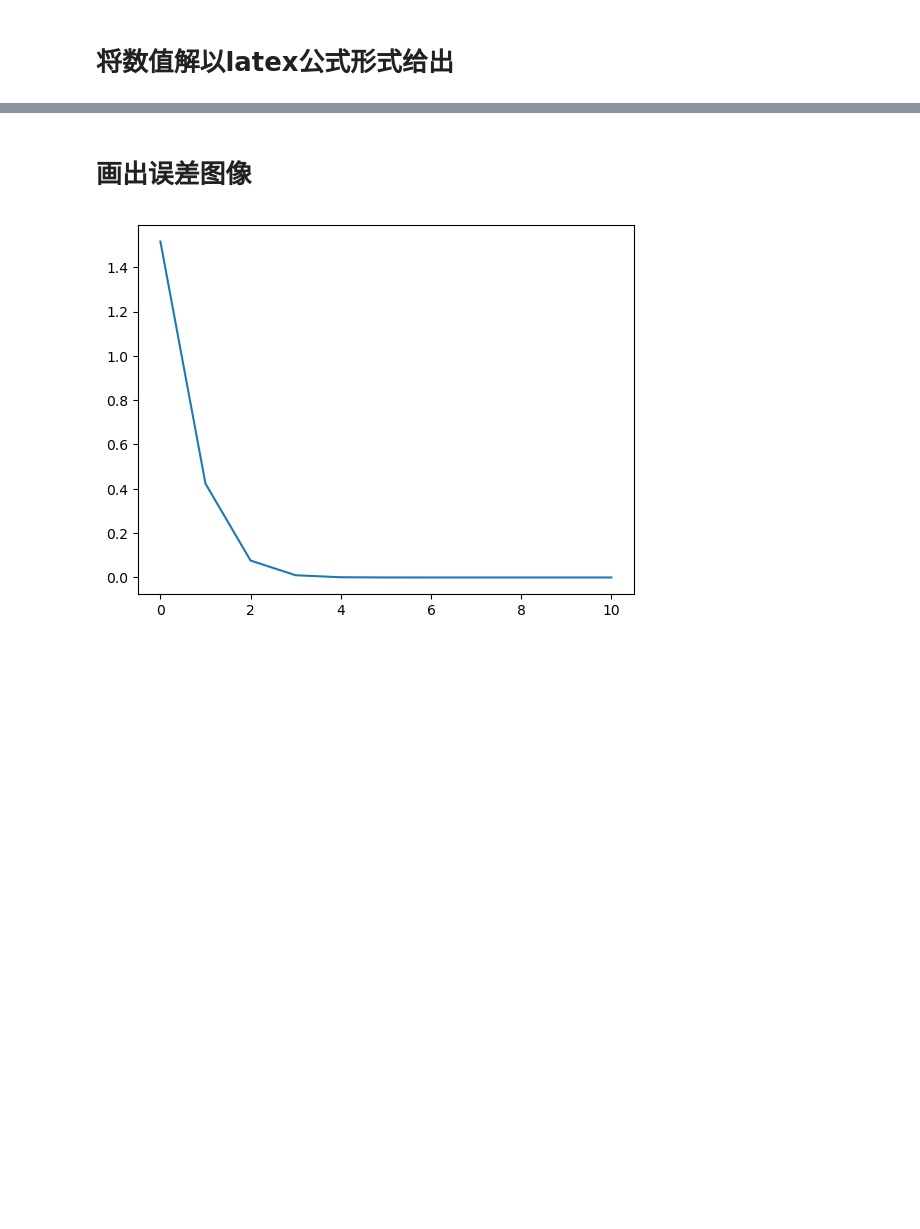
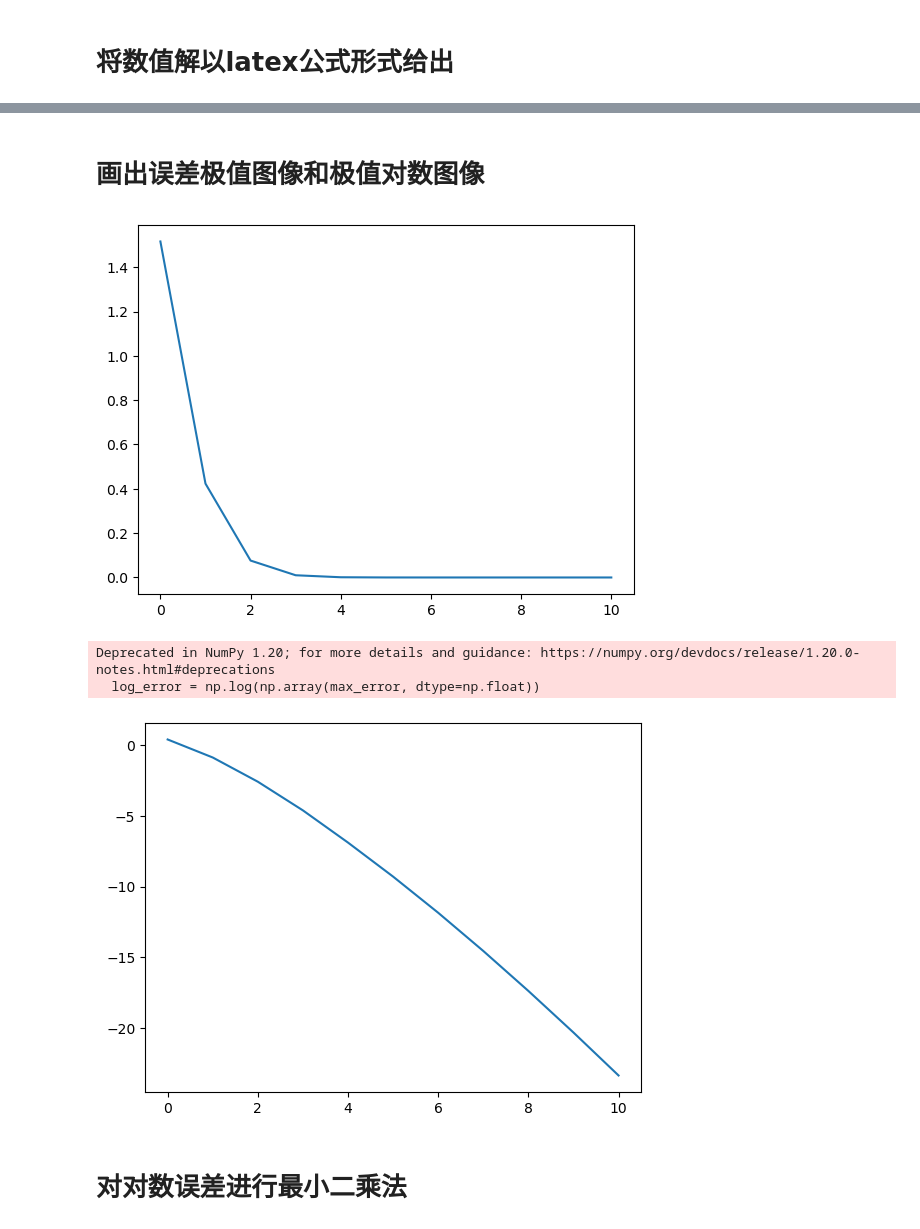
Before and after one commit to Suffoc/SquareApproximation, a Jupyter notebook: SquareApproximation.ipynb, the cells around one changed output, grey strips where cells are left out. Saved outputs shown, nothing was run; the diff lists cells and outputs as text; code cells hidden in the pictures; blank space fills up the shorter version.

```diff
--- a/SquareApproximation.ipynb
+++ b/SquareApproximation.ipynb
@@ -136,10 +156,19 @@ print(max_error)
  4.78243618165514e-7 2.82283563996151e-8 1.48978475696039e-9
  7.11018883495221e-11]
 # %% [markdown]
-# 画出误差图像
+# 画出误差极值图像和极值对数图像
 # %%
 n = np.arange(0, 11)
 plt.plot(n, max_error)
 plt.show()
+log_error = np.log(np.array(max_error, dtype=np.float))
+plt.plot(n, log_error)
+plt.savefig("log_error.svg", dpi = 300, format = "svg")
+plt.show()
 # %% [output]
 [figure]
+Deprecated in NumPy 1.20; for more details and guidance: https://numpy.org/devdocs/release/1.20.0-notes.html#deprecations
+  log_error = np.log(np.array(max_error, dtype=np.float))
+[figure, added]
+# %% [markdown]
+# 对对数误差进行最小二乘法
```
Also changed, not shown: parts of 9 cells of this notebook, 3 other files.
